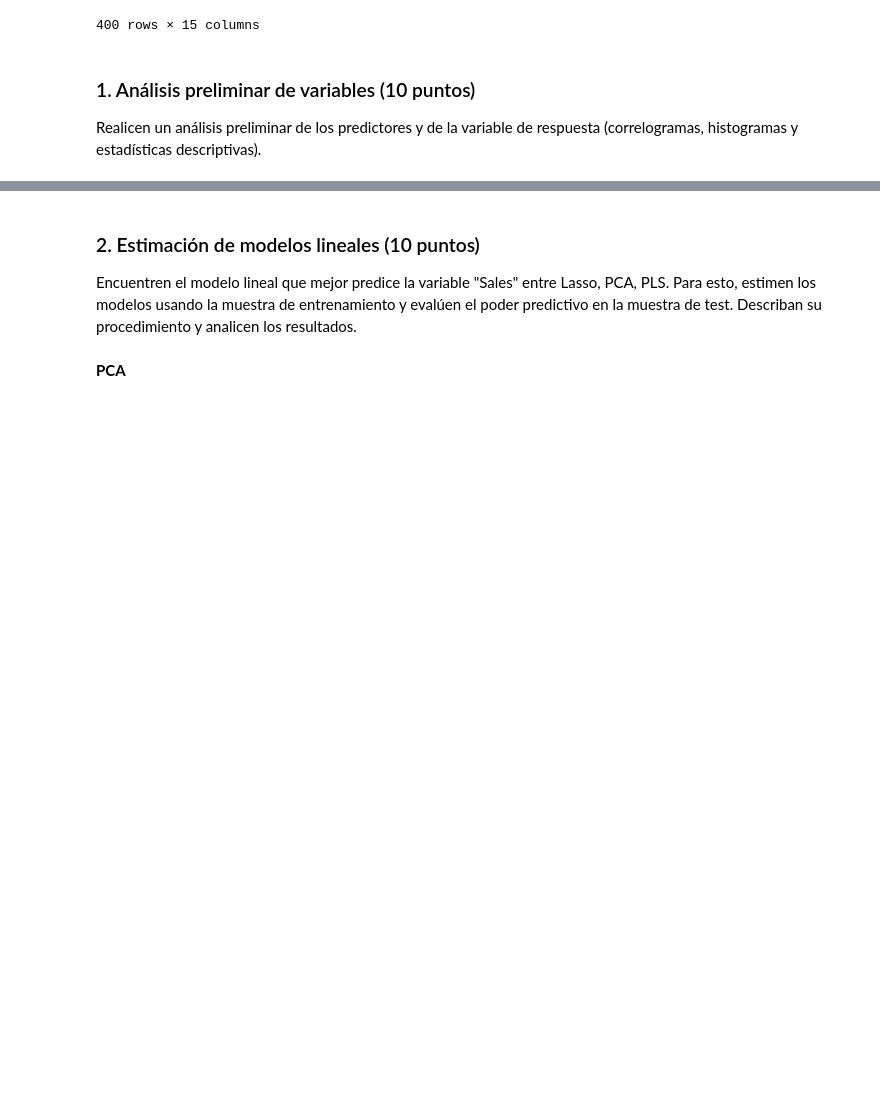
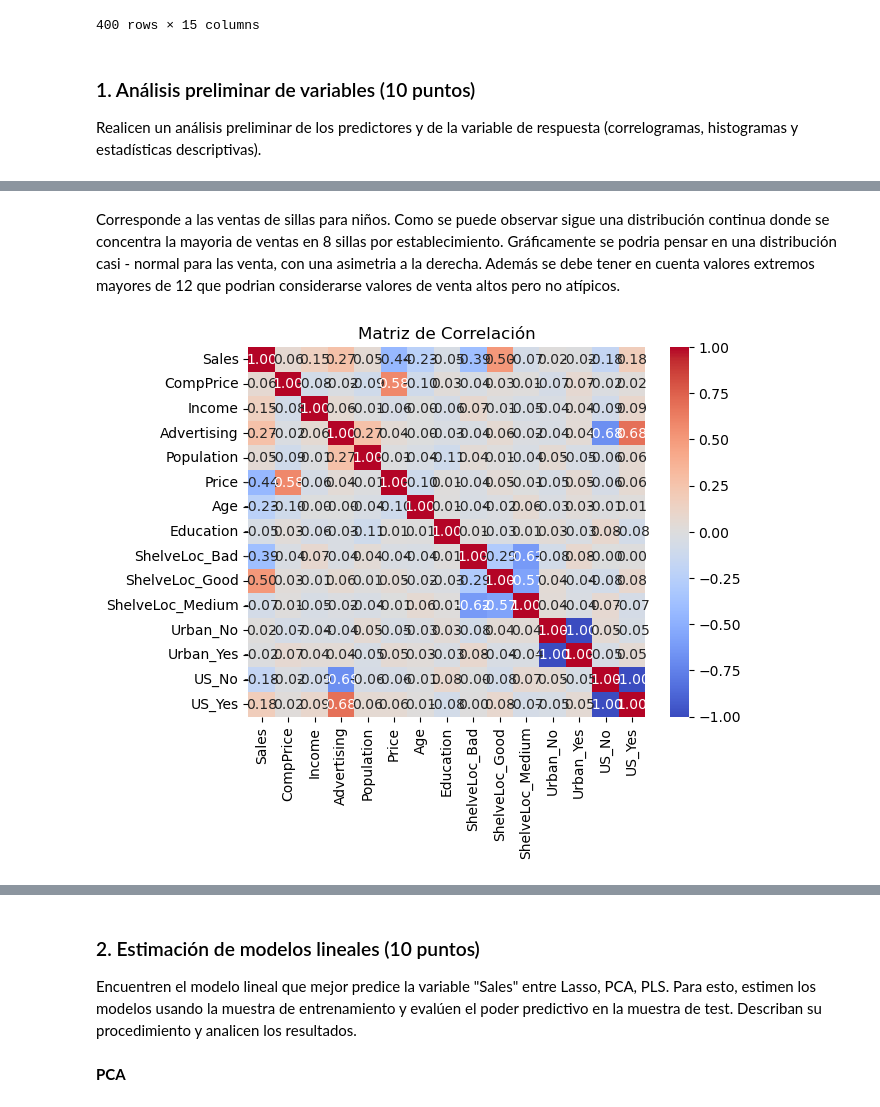
Before and after one commit to carrasquintero/Entrega_ETL, a Jupyter notebook: ML/Caso implementación de modelos no lineales aditivos en un problema de regresión.ipynb, the cells around one changed output, grey strips where cells are left out. Saved outputs shown, nothing was run; the diff lists cells and outputs as text; code cells hidden in the pictures; blank space fills up the shorter version.

```diff
--- a/ML/Caso implementación de modelos no lineales aditivos en un problema de regresión.ipynb
+++ b/ML/Caso implementación de modelos no lineales aditivos en un problema de regresión.ipynb
@@ -119,0 +145,8 @@ Realicen un análisis preliminar de los predictores y de la variable de respuest
+# %% [markdown]
+Corresponde a las ventas de sillas para niños. Como se puede observar sigue una distribución continua donde se concentra la mayoria de ventas en 8 sillas por establecimiento. Gráficamente se podria pensar en una distribución casi - normal para las venta, con una asimetria a la derecha. Además se debe tener en cuenta valores extremos mayores de 12 que podrian considerarse valores de venta altos pero no atípicos.
+# %%
+sns.heatmap(Carseats.corr(), annot=True, cmap="coolwarm", fmt=".2f")
+plt.title("Matriz de Correlación")
+plt.show()
+# %% [output]
+[figure, added]
```
Also changed, not shown: parts of 6 cells of this notebook.
